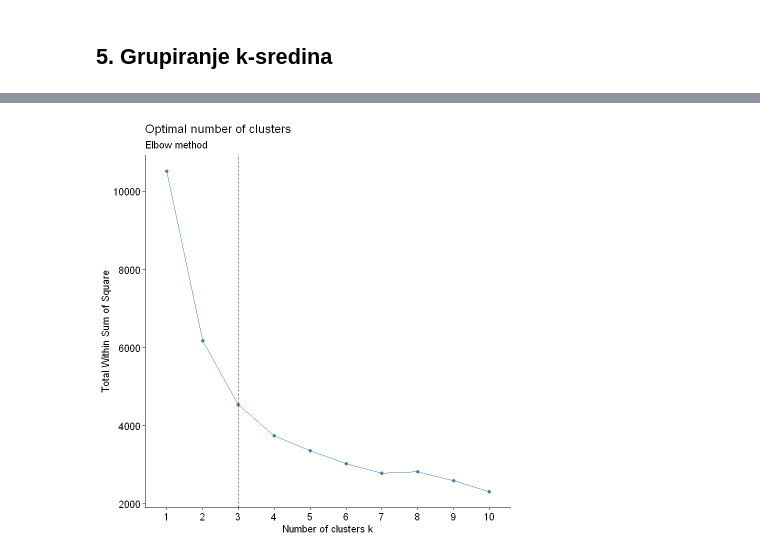
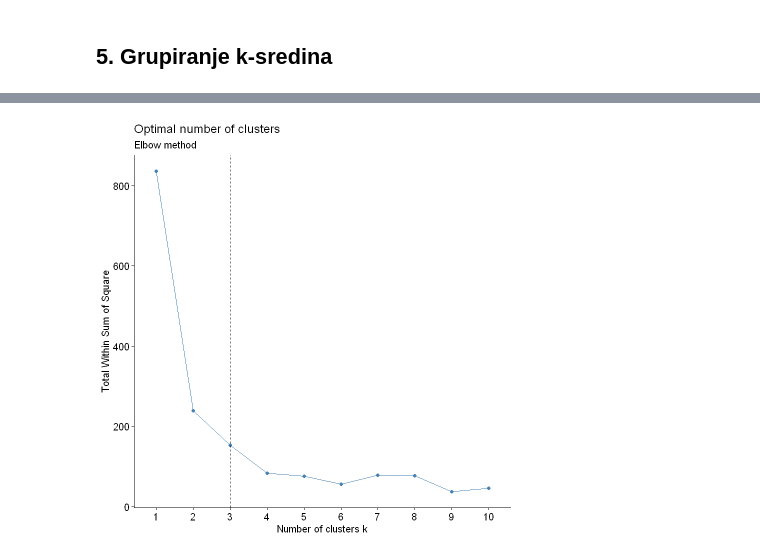
Before and after one commit to IvanVinski/dap-projekt, a Jupyter notebook: projekt.ipynb, the cells around one changed output, grey strips where cells are left out. Cells and saved outputs as stored; diff of their text form; code cells hidden in the pictures.

```diff
--- a/projekt.ipynb
+++ b/projekt.ipynb
@@ -516,0 +507,4 @@ names(phoneData_kmeans)
+# %%
+phoneData_kmeans <- phoneData_kmeans[-c(1:10, 15:22)]
+
+names(phoneData_kmeans)
@@ -517,7 +514,2 @@ names(phoneData_kmeans)
 # %%
-phoneData_kmeans <- phoneData_kmeans[-c(1,3,4,7,15:26)]
+phoneData_kmeans <- phoneData_kmeans %>% mutate(across(c(1:4), scale))
-# %%
-#rownames(phoneData_kmeans) <- phoneData_kmeans$Name
-
-#remove original column from data frame
-phoneData_kmeans$Name <- NULL
@@ -529,0 +516,6 @@ names(phoneData_kmeans)
+# %%
+phoneData_kmeans$index <- 1:nrow(phoneData_kmeans)
+phoneData_kmeans$x <- paste(phoneData_kmeans$index, phoneData_kmeans$PriceCategory)
+rownames(phoneData_kmeans) <- phoneData_kmeans$x
+phoneData_kmeans <- phoneData_kmeans[-c(6:7)]
+head(phoneData_kmeans)
@@ -530,4 +532,4 @@ names(phoneData_kmeans)
 # %%
-fviz_nbclust(phoneData_kmeans[-10], kmeans, method = "wss") + geom_vline(xintercept = 3, linetype = 2) + labs(subtitle = "Elbow method")
+fviz_nbclust(phoneData_kmeans[-5], kmeans, method = "wss") + geom_vline(xintercept = 3, linetype = 2) + labs(subtitle = "Elbow method")
 # %% [output]
-[figure, old version]
+[figure, new version]
```
Also changed, not shown: parts of 41 cells of this notebook.
